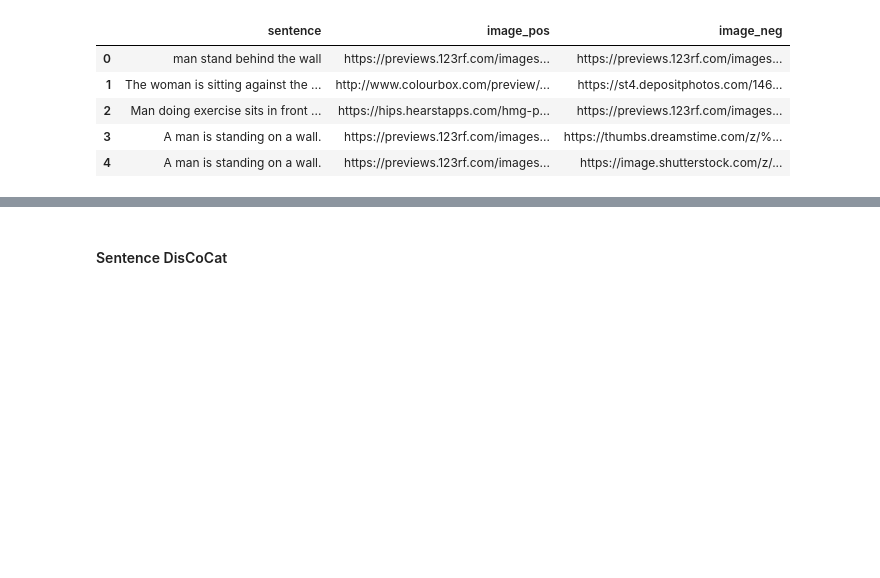
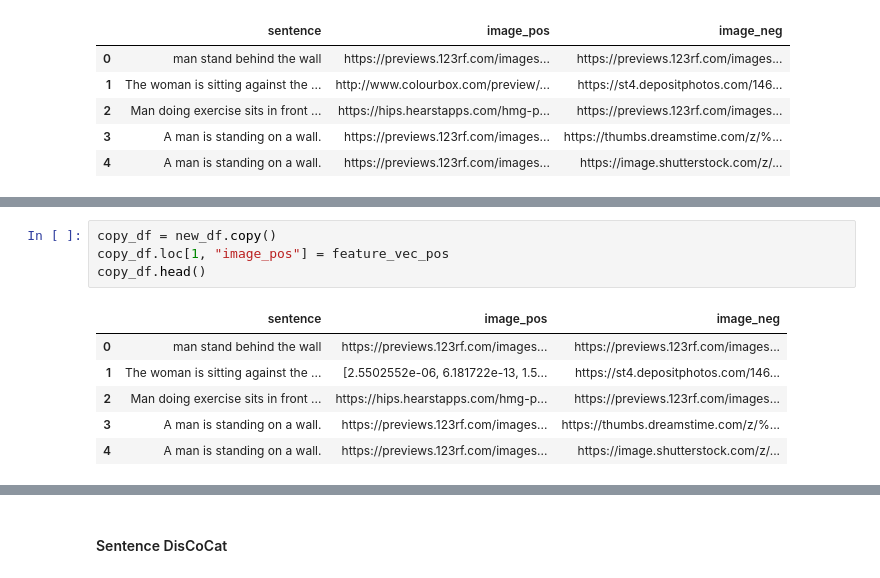
Before and after one commit to halaa901/QNLP-Thesis, a Jupyter notebook: implementation.ipynb, the cells around one changed output, grey strips where cells are left out. Drawn from its saved outputs; the diff is of its cells as text; blank space fills up the shorter version.

```diff
--- a/implementation.ipynb
+++ b/implementation.ipynb
@@ -168,0 +175,11 @@ conc_image_circ_neg.draw(figsize=(20, 10), fontsize=12)
+# %%
+copy_df = new_df.copy()
+copy_df.loc[1, "image_pos"] = feature_vec_pos
+copy_df.head()
+# %% [output]
+|  | sentence | image_pos | image_neg |
+| 0 | man stand behind the wall | https://previews.123rf.com/images... | https://previews.123rf.com/images... |
+| 1 | The woman is sitting against the ... | [2.5502552e-06, 6.181722e-13, 1.5... | https://st4.depositphotos.com/146... |
+| 2 | Man doing exercise sits in front ... | https://hips.hearstapps.com/hmg-p... | https://previews.123rf.com/images... |
+| 3 | A man is standing on a wall. | https://previews.123rf.com/images... | https://thumbs.dreamstime.com/z/%... |
+| 4 | A man is standing on a wall. | https://previews.123rf.com/images... | https://image.shutterstock.com/z/... |
```
Also changed, not shown: parts of 15 cells of this notebook.
